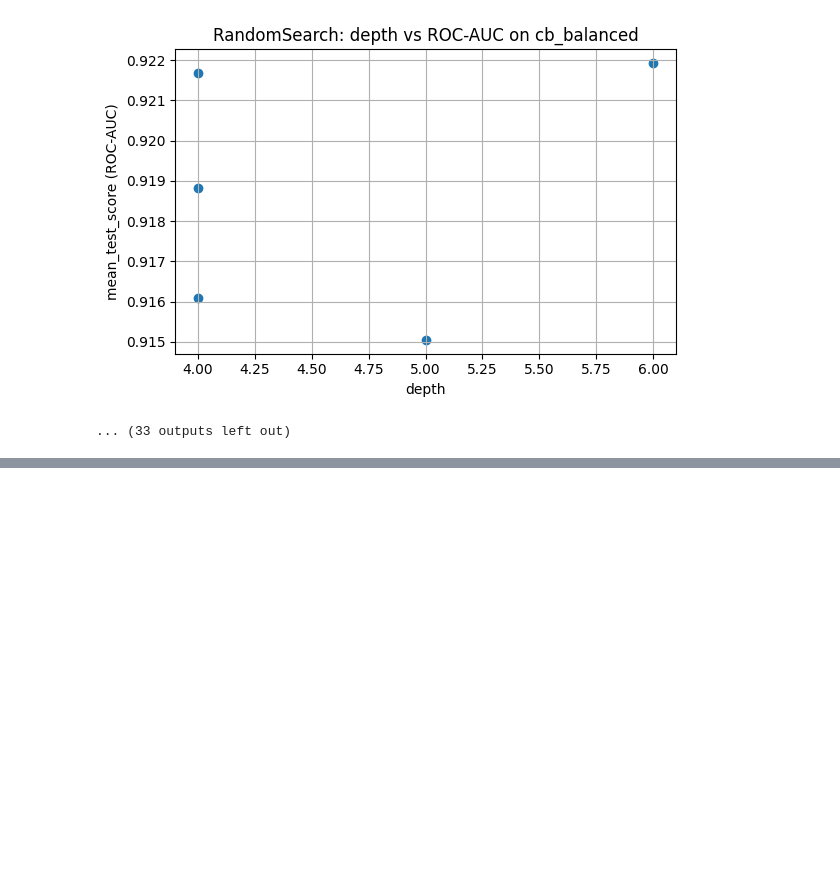
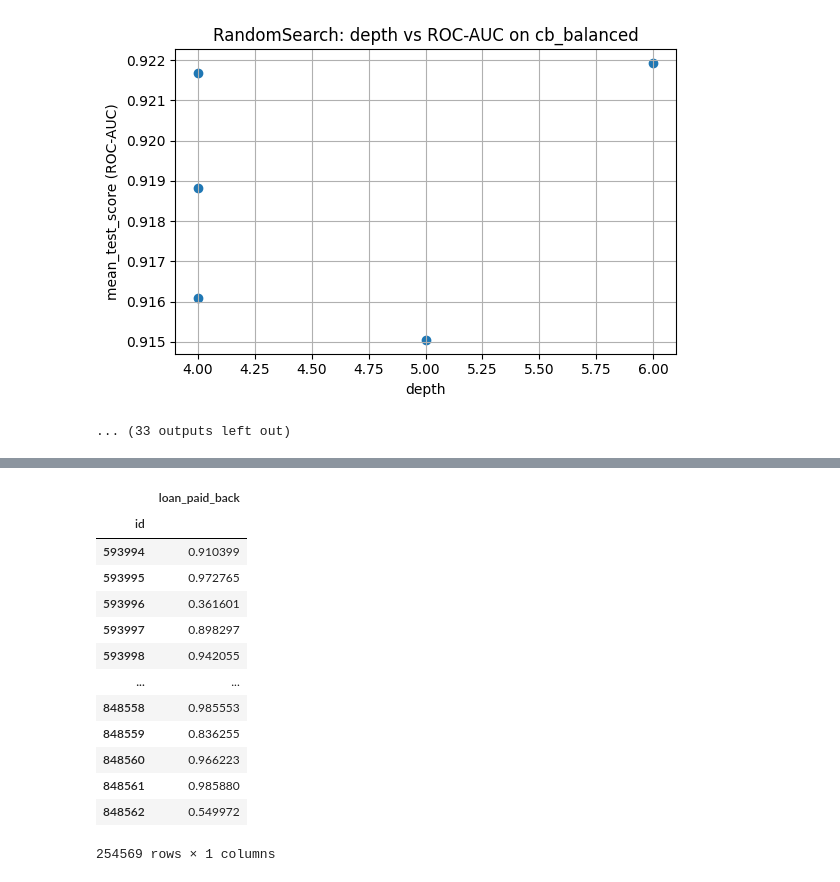
Before and after one commit to bababasbebebe/Kaggle-Predicting-Loan-Payback, a Jupyter notebook: main.ipynb, the cells around one changed output, grey strips where cells are left out. Saved outputs shown, nothing was run; the diff lists cells and outputs as text; code cells hidden in the pictures; blank space fills up the shorter version.

```diff
--- a/main.ipynb
+++ b/main.ipynb
@@ -842,0 +1009,3 @@ plot_random_search_results started..
+# %%
+data = joblib.load(path + 'CB_smote_log.joblib')
+tr = data['transformers']
@@ -842,0 +1086,2 @@ plot_random_search_results started..
+# %%
+new_test_df = apply_transformers(test_df, tr)
@@ -842,0 +1129,18 @@ plot_random_search_results started..
+# %%
+y_sub['loan_paid_back'] = y_pred_proba
+y_sub
+# %% [output]
+|  | loan_paid_back |
+| id |  |
+| 593994 | 0.910399 |
+| 593995 | 0.972765 |
+| 593996 | 0.361601 |
+| 593997 | 0.898297 |
+| 593998 | 0.942055 |
+| ... | ... |
+| 848558 | 0.985553 |
+| 848559 | 0.836255 |
+| 848560 | 0.966223 |
+| 848561 | 0.985880 |
+| 848562 | 0.549972 |
+254569 rows × 1 columns
```
Also changed, not shown: parts of 11 cells of this notebook.
